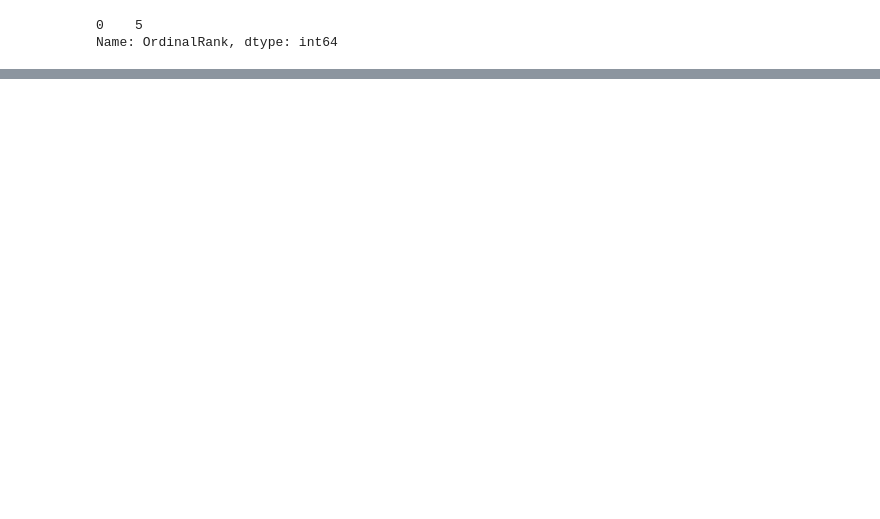
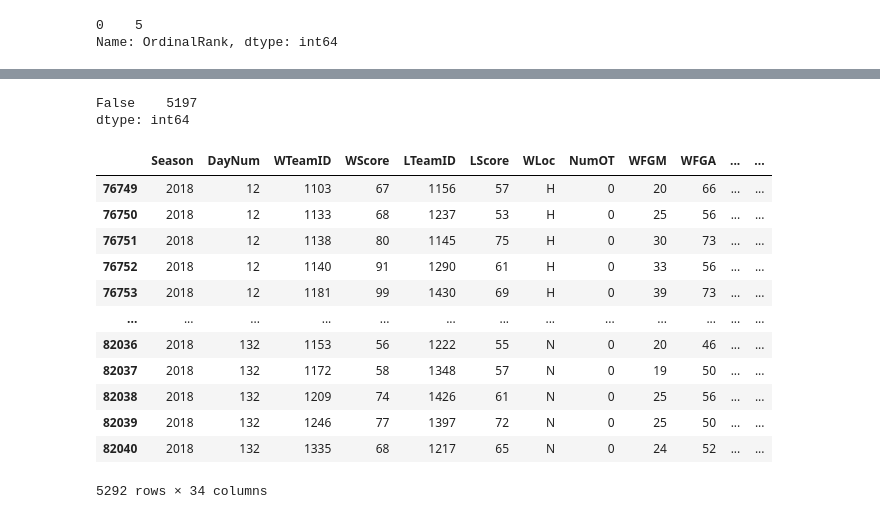
Before and after one commit to MatthewR1021/Machine-Learning-Madness, a Jupyter notebook: TJNotebook.ipynb, the cells around one changed output, grey strips where cells are left out. Drawn from its saved outputs; the diff is of its cells as text; code cells hidden in the pictures; blank space fills up the shorter version.

```diff
--- a/TJNotebook.ipynb
+++ b/TJNotebook.ipynb
@@ -171,0 +170,21 @@ len(games2020)
+# %%
+regular_18.dropna().duplicated().value_counts()
+# %% [output]
+False    5197
+dtype: int64
+# %%
+regularseason[(regularseason.Season == 2018) & (regularseason.DayNum >= 12)]
+# %% [output]
+|  | Season | DayNum | WTeamID | WScore | LTeamID | LScore | WLoc | NumOT | WFGM | WFGA | ... | ... |
+| 76749 | 2018 | 12 | 1103 | 67 | 1156 | 57 | H | 0 | 20 | 66 | ... | ... |
+| 76750 | 2018 | 12 | 1133 | 68 | 1237 | 53 | H | 0 | 25 | 56 | ... | ... |
+| 76751 | 2018 | 12 | 1138 | 80 | 1145 | 75 | H | 0 | 30 | 73 | ... | ... |
+| 76752 | 2018 | 12 | 1140 | 91 | 1290 | 61 | H | 0 | 33 | 56 | ... | ... |
+| 76753 | 2018 | 12 | 1181 | 99 | 1430 | 69 | H | 0 | 39 | 73 | ... | ... |
+| ... | ... | ... | ... | ... | ... | ... | ... | ... | ... | ... | ... | ... |
+| 82036 | 2018 | 132 | 1153 | 56 | 1222 | 55 | N | 0 | 20 | 46 | ... | ... |
+| 82037 | 2018 | 132 | 1172 | 58 | 1348 | 57 | N | 0 | 19 | 50 | ... | ... |
+| 82038 | 2018 | 132 | 1209 | 74 | 1426 | 61 | N | 0 | 25 | 56 | ... | ... |
+| 82039 | 2018 | 132 | 1246 | 77 | 1397 | 72 | N | 0 | 25 | 50 | ... | ... |
+| 82040 | 2018 | 132 | 1335 | 68 | 1217 | 65 | N | 0 | 24 | 52 | ... | ... |
+5292 rows × 34 columns
```
Also changed, not shown: parts of 16 cells of this notebook, 1 other file.
